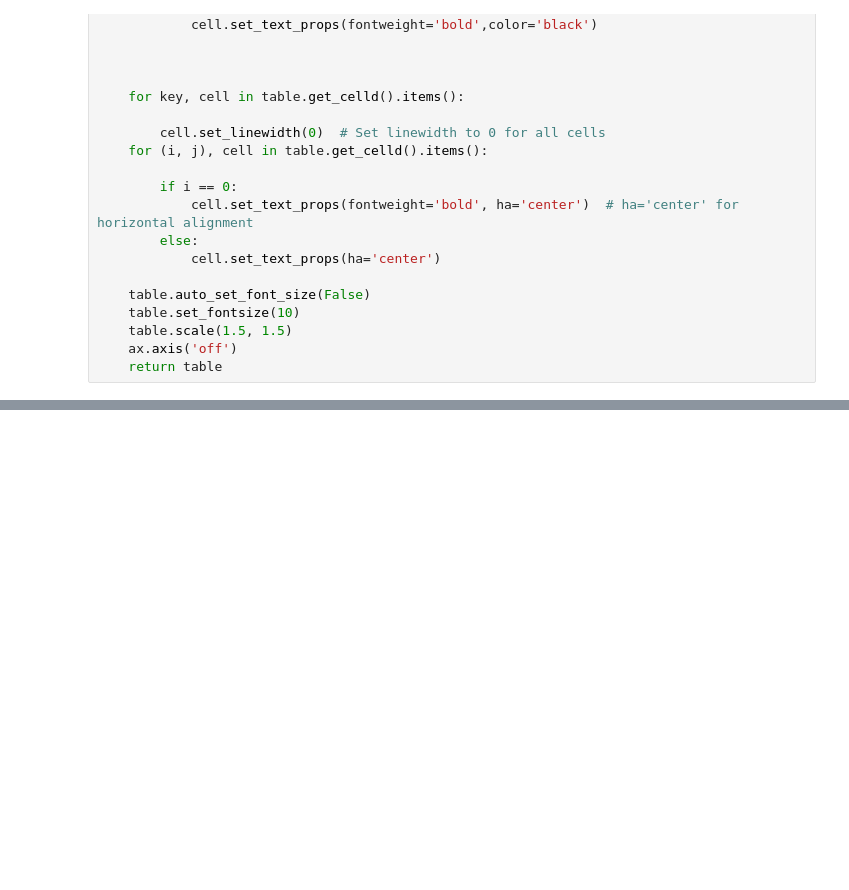
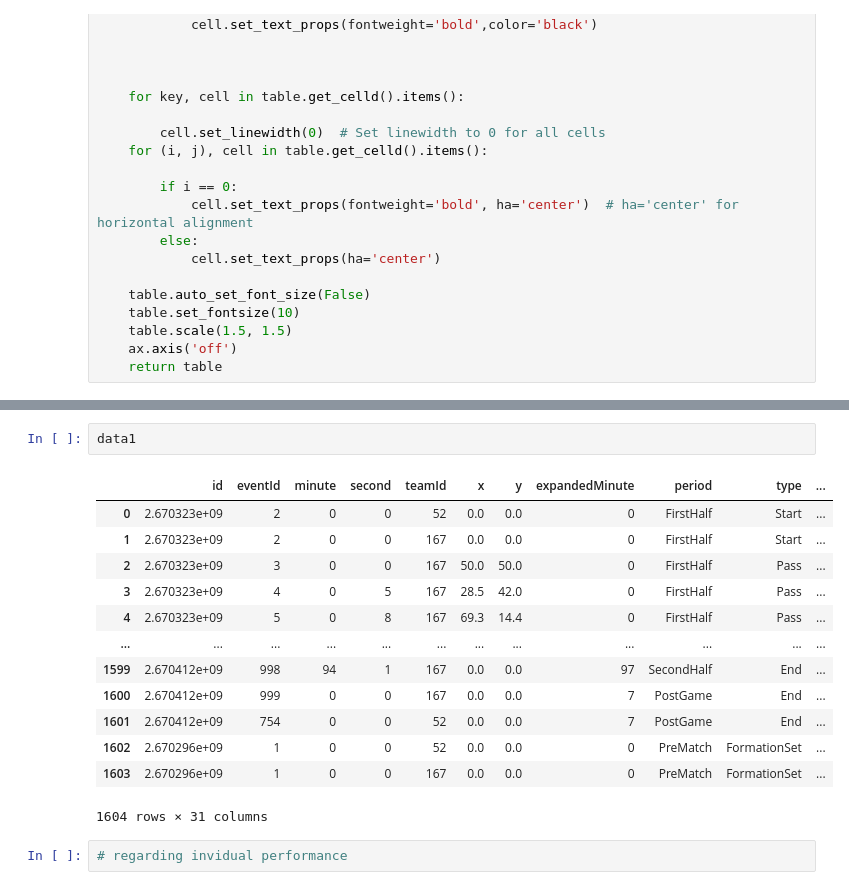
Before and after one commit to sourabanerjee/footballwork, a Jupyter notebook: match dashboard.ipynb, the cells around one changed output, grey strips where cells are left out. Saved outputs shown, nothing was run; the diff lists cells and outputs as text; blank space fills up the shorter version.

```diff
--- a/match dashboard.ipynb
+++ b/match dashboard.ipynb
@@ -544,0 +594,18 @@ def stats(df,ax):
+# %%
+data1
+# %% [output]
+|  | id | eventId | minute | second | teamId | x | y | expandedMinute | period | type | ... |
+| 0 | 2.670323e+09 | 2 | 0 | 0 | 52 | 0.0 | 0.0 | 0 | FirstHalf | Start | ... |
+| 1 | 2.670323e+09 | 2 | 0 | 0 | 167 | 0.0 | 0.0 | 0 | FirstHalf | Start | ... |
+| 2 | 2.670323e+09 | 3 | 0 | 0 | 167 | 50.0 | 50.0 | 0 | FirstHalf | Pass | ... |
+| 3 | 2.670323e+09 | 4 | 0 | 5 | 167 | 28.5 | 42.0 | 0 | FirstHalf | Pass | ... |
+| 4 | 2.670323e+09 | 5 | 0 | 8 | 167 | 69.3 | 14.4 | 0 | FirstHalf | Pass | ... |
+| ... | ... | ... | ... | ... | ... | ... | ... | ... | ... | ... | ... |
+| 1599 | 2.670412e+09 | 998 | 94 | 1 | 167 | 0.0 | 0.0 | 97 | SecondHalf | End | ... |
+| 1600 | 2.670412e+09 | 999 | 0 | 0 | 167 | 0.0 | 0.0 | 7 | PostGame | End | ... |
+| 1601 | 2.670412e+09 | 754 | 0 | 0 | 52 | 0.0 | 0.0 | 7 | PostGame | End | ... |
+| 1602 | 2.670296e+09 | 1 | 0 | 0 | 52 | 0.0 | 0.0 | 0 | PreMatch | FormationSet | ... |
+| 1603 | 2.670296e+09 | 1 | 0 | 0 | 167 | 0.0 | 0.0 | 0 | PreMatch | FormationSet | ... |
+1604 rows × 31 columns
+# %%
+# regarding invidual performance
```
Also changed, not shown: parts of 19 cells of this notebook.
